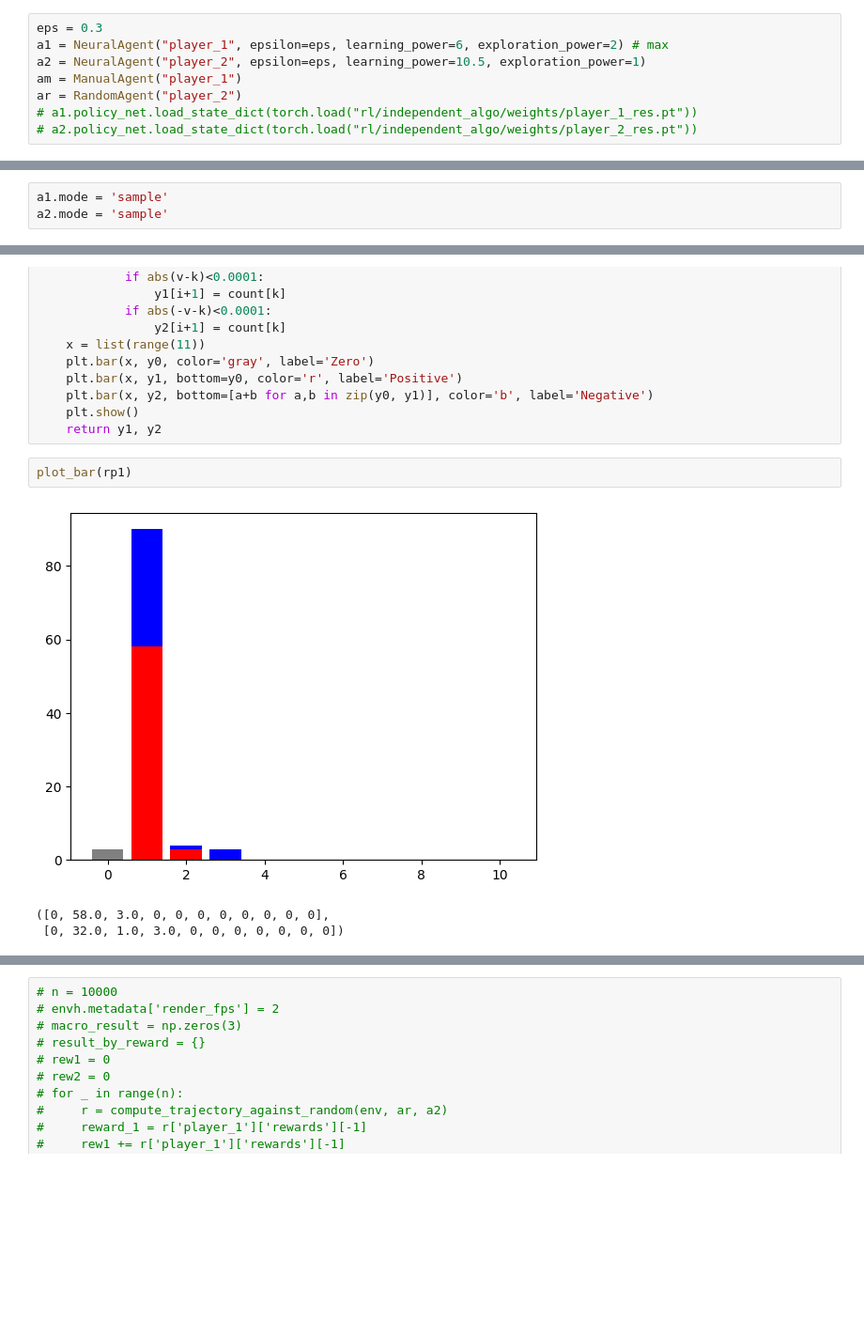
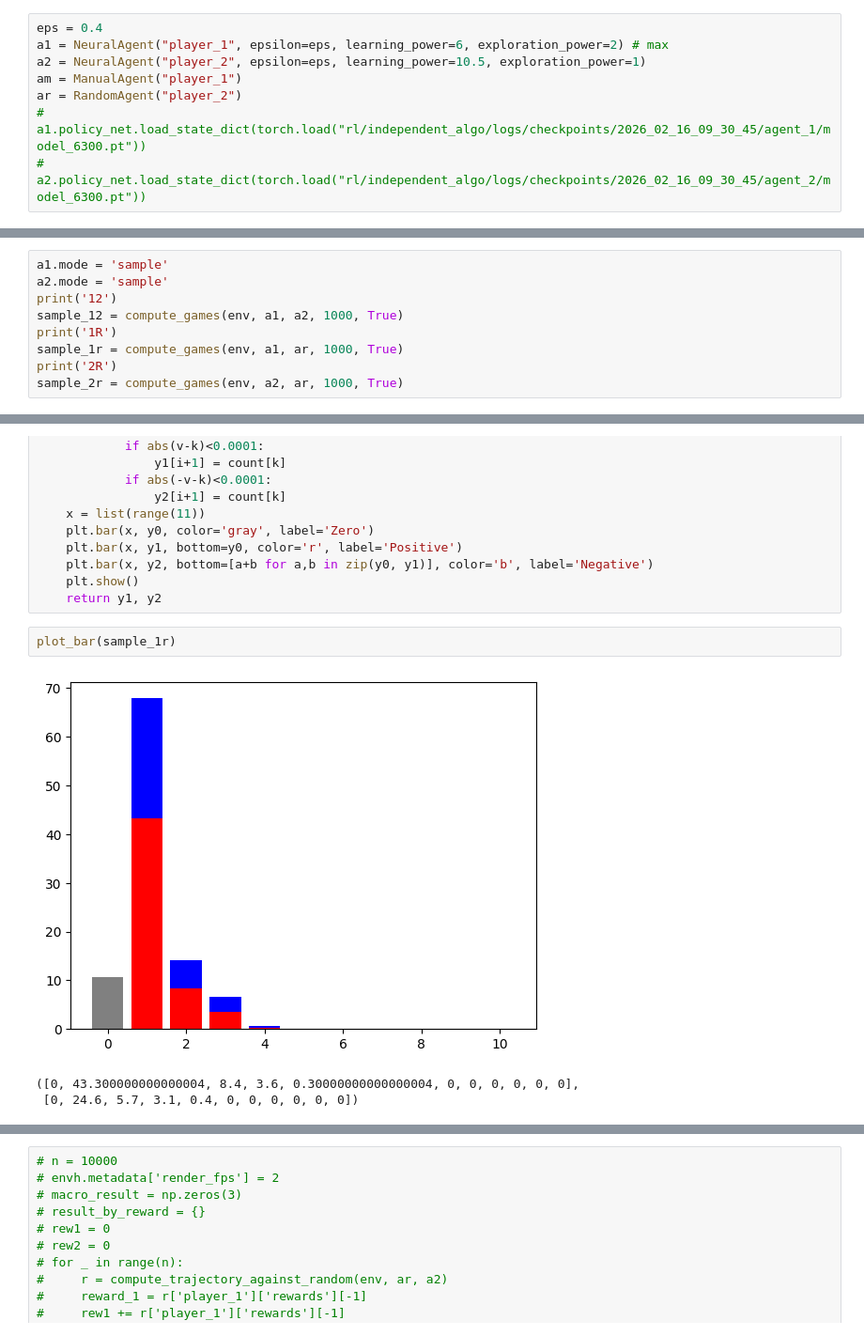
Before and after one commit to andreg24/SuperTicTacToe, a Jupyter notebook: reinforce_trianing.ipynb, the cells around one changed output, grey strips where cells are left out. Shown at 94% size. Drawn from its saved outputs; the diff is of its cells as text; blank space fills up the shorter version.

```diff
--- a/reinforce_trianing.ipynb
+++ b/reinforce_trianing.ipynb
@@ -22,13 +27,13 @@ envh = ultimatetictactoe.env(render_mode="human")
 envh.reset()
 # envh.render()
 # %%
-eps = 0.3
+eps = 0.4
 a1 = NeuralAgent("player_1", epsilon=eps, learning_power=6, exploration_power=2) # max
 a2 = NeuralAgent("player_2", epsilon=eps, learning_power=10.5, exploration_power=1)
 am = ManualAgent("player_1")
 ar = RandomAgent("player_2")
-# a1.policy_net.load_state_dict(torch.load("rl/independent_algo/weights/player_1_res.pt"))
-# a2.policy_net.load_state_dict(torch.load("rl/independent_algo/weights/player_2_res.pt"))
+# a1.policy_net.load_state_dict(torch.load("rl/independent_algo/logs/checkpoints/2026_02_16_09_30_45/agent_1/model_6300.pt"))
+# a2.policy_net.load_state_dict(torch.load("rl/independent_algo/logs/checkpoints/2026_02_16_09_30_45/agent_2/model_6300.pt"))
 # %% [markdown]
 # REINFORCE
 # %%
@@ -106,3 +76,9 @@ reinforce(env, a1, a2, 1000, enable_swap=True, enable_transform=True, px=0.1, pt
 # %%
 a1.mode = 'sample'
 a2.mode = 'sample'
+print('12')
+sample_12 = compute_games(env, a1, a2, 1000, True)
+print('1R')
+sample_1r = compute_games(env, a1, ar, 1000, True)
+print('2R')
+sample_2r = compute_games(env, a2, ar, 1000, True)
@@ -159,8 +145,8 @@ def plot_bar(r):
     plt.show()
     return y1, y2
 # %%
-plot_bar(rp1)
+plot_bar(sample_1r)
 # %% [output]
-[figure, old version]
+[figure, new version]
-([0, 58.0, 3.0, 0, 0, 0, 0, 0, 0, 0, 0],
- [0, 32.0, 1.0, 3.0, 0, 0, 0, 0, 0, 0, 0])
+([0, 43.300000000000004, 8.4, 3.6, 0.30000000000000004, 0, 0, 0, 0, 0, 0],
+ [0, 24.6, 5.7, 3.1, 0.4, 0, 0, 0, 0, 0, 0])
```
Also changed, not shown: parts of 23 cells of this notebook.
